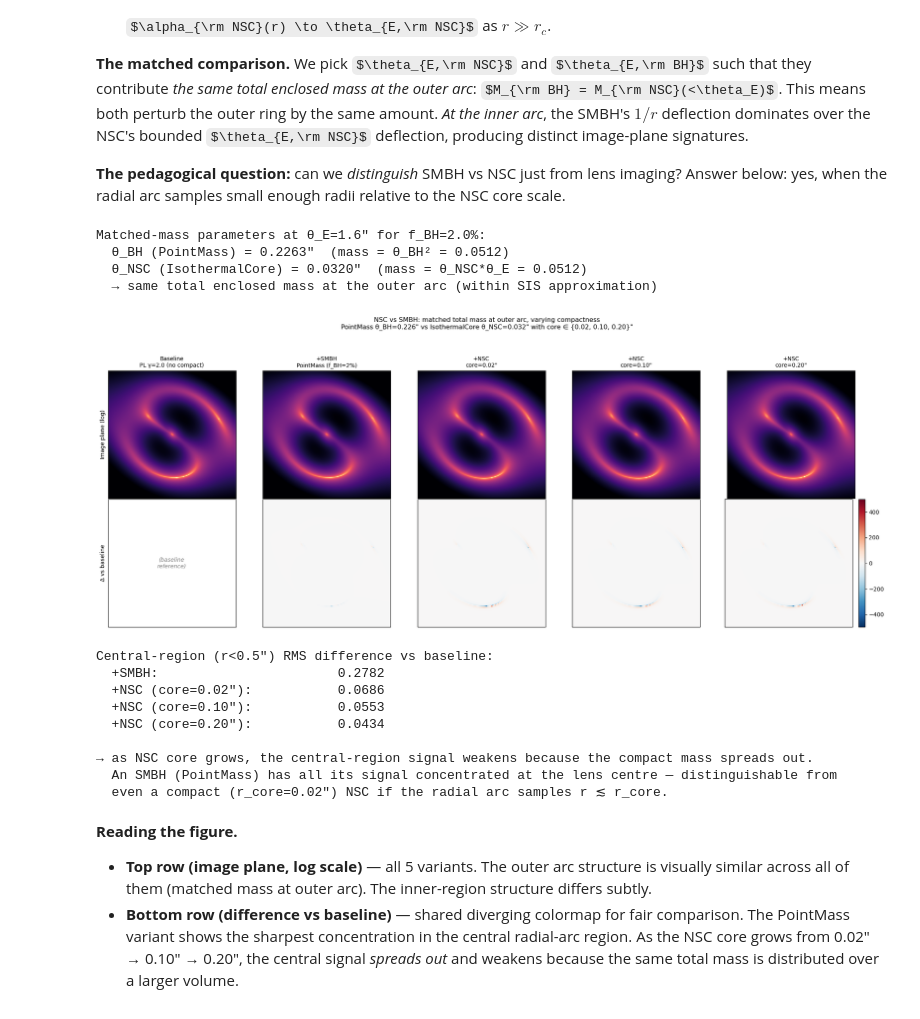
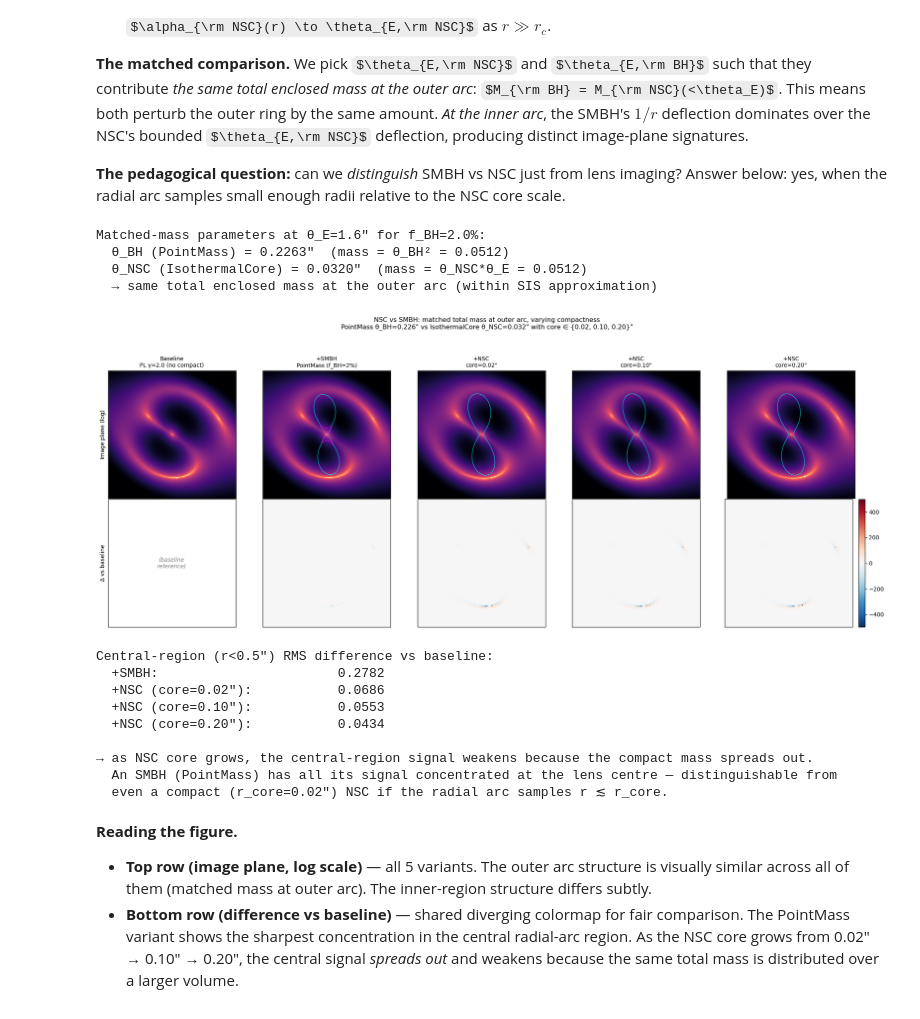
Before and after one commit to rodelcr/Learning_to_Autolens, a Jupyter notebook: Modules/15_Radial_Arcs_Caustic_Topology/15_radial_arcs.ipynb, the cells around one changed output. Cells and saved outputs as stored; diff of their text form; code cells hidden in the pictures; some formulas as TeX source.

```diff
--- a/Modules/15_Radial_Arcs_Caustic_Topology/15_radial_arcs.ipynb
+++ b/Modules/15_Radial_Arcs_Caustic_Topology/15_radial_arcs.ipynb
@@ -1404,34 +1447,45 @@ for col, (img, title, diff) in enumerate(panels):
     else:
         im = ax.imshow(diff, extent=extent, origin='lower', cmap='RdBu_r',
                        vmin=-dvm, vmax=dvm)
         ax.set_aspect('equal'); ax.set_xticks([]); ax.set_yticks([])
     if col == 0:
         axes[0, 0].set_ylabel('Image plane (log)', fontsize=10)
         axes[1, 0].set_ylabel('Δ vs baseline', fontsize=10)
 
 # Add colorbar on the rightmost diff panel
 plt.colorbar(im, ax=axes[1, -1], fraction=0.046, pad=0.04)
 fig.suptitle('NSC vs SMBH: matched total mass at outer arc, varying compactness\n'
              f'PointMass θ_BH={theta_E_BH:.3f}\" vs IsothermalCore θ_NSC={theta_E_NSC:.3f}\" with core ∈ {{0.02, 0.10, 0.20}}\"',
              fontsize=11.5)
+# Overlay critical curves on each image-plane panel
+from _spiral_lens_helpers import critical_curves_caustics, plot_critical_curves
+curves_list = [None, critical_curves_caustics(tracer_BH, fov=FOV, npix=140)]
+for r, t in tracers_NSC:
+    curves_list.append(critical_curves_caustics(t, fov=FOV, npix=140))
+for col_idx, curves in enumerate(curves_list):
+    if curves is None: continue
+    plot_critical_curves(axes[0, col_idx], curves, on_source_plane=False,
+                          tang_kw=dict(color='cyan',    lw=0.8, alpha=0.8),
+                          rad_kw=dict( color='magenta', lw=0.8, alpha=0.8))
+
 plt.tight_layout(rect=[0, 0, 1, 0.93]); plt.show()
 
 # Quantitative: per-variant central-region RMS
 rs_grid = np.sqrt((np.arange(NPIX)-NPIX/2)**2 + (np.arange(NPIX)[:,None]-NPIX/2)**2)*(2*FOV/NPIX)
 central = rs_grid < 0.5
 print('\nCentral-region (r<0.5\") RMS difference vs baseline:')
 print(f'  +SMBH:                       {np.sqrt(np.mean((img_BH - img_baseline)[central]**2)):.4f}')
 for r, im in imgs_NSC:
     print(f'  +NSC (core={r:.2f}\"):           {np.sqrt(np.mean((im - img_baseline)[central]**2)):.4f}')
 print('\n→ as NSC core grows, the central-region signal weakens because the compact mass spreads out.')
 print('  An SMBH (PointMass) has all its signal concentrated at the lens centre — distinguishable from')
 print('  even a compact (r_core=0.02\") NSC if the radial arc samples r ≲ r_core.')
 # %% [output]
 Matched-mass parameters at θ_E=1.6" for f_BH=2.0%:
   θ_BH (PointMass) = 0.2263"  (mass = θ_BH² = 0.0512)
   θ_NSC (IsothermalCore) = 0.0320"  (mass = θ_NSC*θ_E = 0.0512)
   → same total enclosed mass at the outer arc (within SIS approximation)
-[figure, old version]
+[figure, new version]
 Central-region (r<0.5") RMS difference vs baseline:
   +SMBH:                       0.2782
   +NSC (core=0.02"):           0.0686
```
Also changed, not shown: parts of 2 cells of this notebook, 1 other file.
